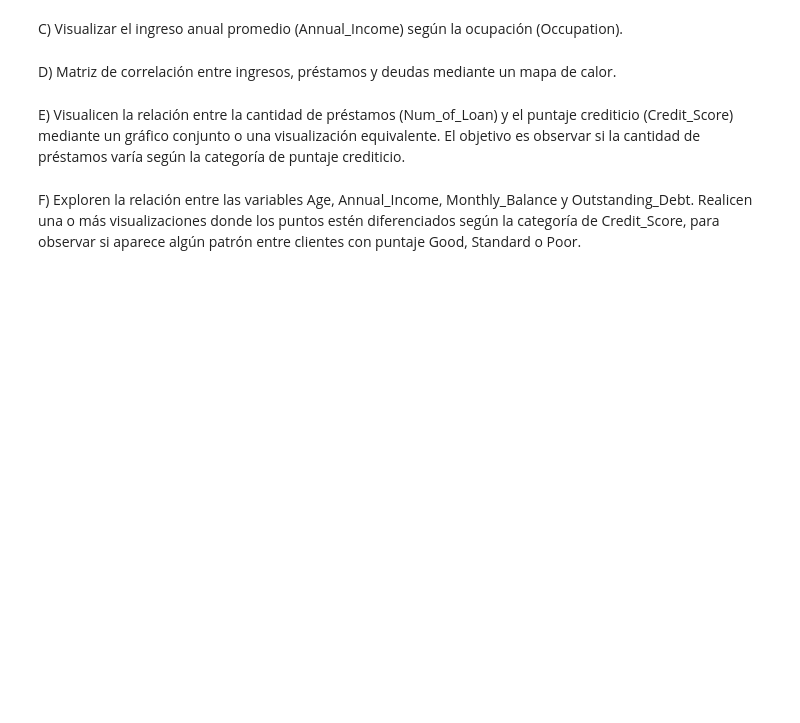
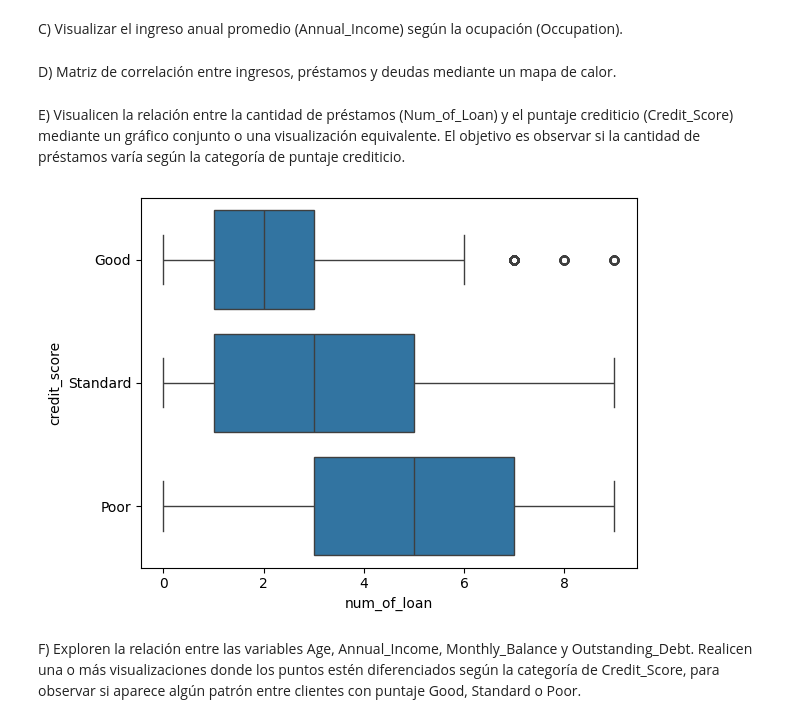
Before and after one commit to franovando/clase_04_06, a Jupyter notebook: Deteccion_de_Fraude.ipynb, the cells around one changed output. Drawn from its saved outputs; the diff is of its cells as text; code cells hidden in the pictures; blank space fills up the shorter version.

```diff
--- a/Deteccion_de_Fraude.ipynb
+++ b/Deteccion_de_Fraude.ipynb
@@ -173,5 +181,13 @@ C) Visualizar el ingreso anual promedio (Annual_Income) según la ocupación (Oc
 D) Matriz de correlación entre ingresos, préstamos y deudas mediante un mapa de calor.
 # %% [markdown]
 E) Visualicen la relación entre la cantidad de préstamos (Num_of_Loan) y el puntaje crediticio (Credit_Score) mediante un gráfico conjunto o una visualización equivalente. El objetivo es observar si la cantidad de préstamos varía según la categoría de puntaje crediticio.
+# %%
+sns.boxplot(
+    data=bank_df,
+    y="credit_score",
+    x="num_of_loan"
+);
+# %% [output]
+[figure, added]
 # %% [markdown]
 F) Exploren la relación entre las variables Age, Annual_Income, Monthly_Balance y Outstanding_Debt. Realicen una o más visualizaciones donde los puntos estén diferenciados según la categoría de Credit_Score, para observar si aparece algún patrón entre clientes con puntaje Good, Standard o Poor.
```
Also changed, not shown: parts of 1 cell of this notebook.
